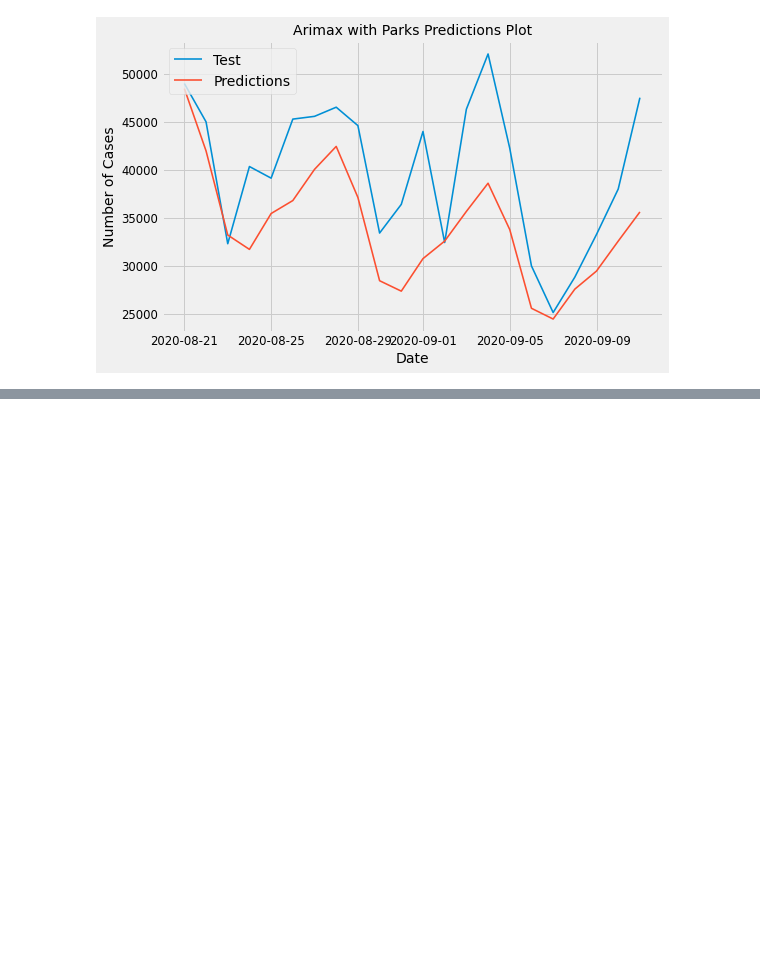
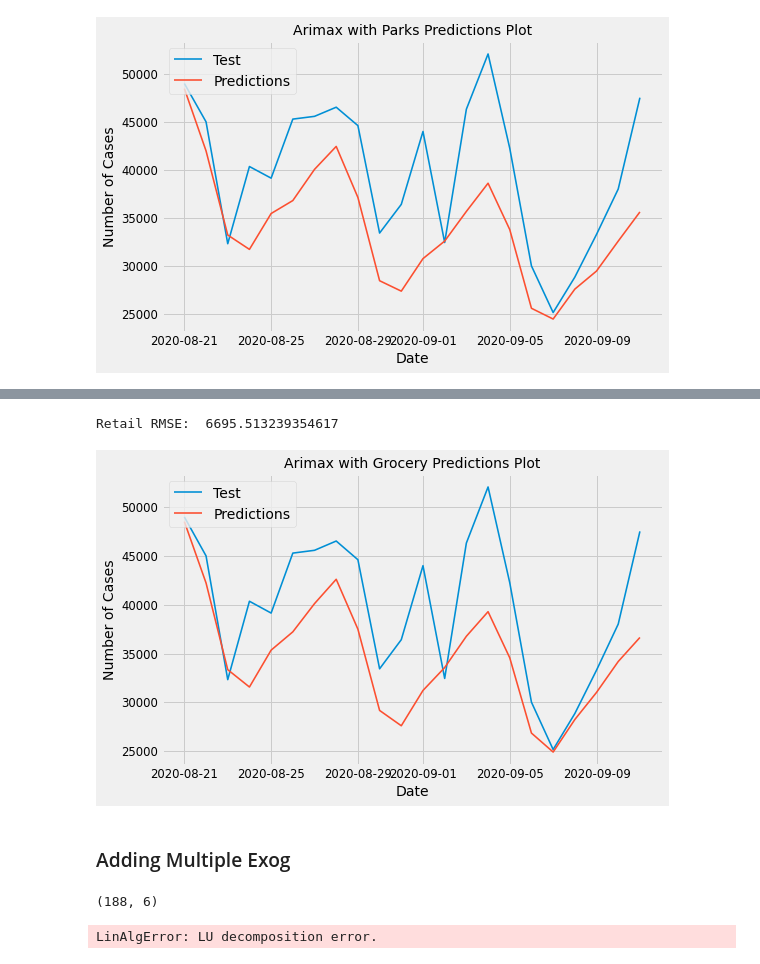
Before and after one commit to jagan-singh/covid-forecasting, a Jupyter notebook: google_data.ipynb, the cells around one changed output, grey strips where cells are left out. Drawn from its saved outputs; the diff is of its cells as text; code cells hidden in the pictures; blank space fills up the shorter version.

```diff
--- a/google_data.ipynb
+++ b/google_data.ipynb
@@ -257,0 +350,7 @@ plt.show()
+# %%
+retail = SARIMAX(train['case_day'],
+                  exog = train['retail'] ,
+                  order=(7, 1, 6))
+retail_fit = retail.fit(disp=False)
+# %%
+retail_preds = retail_fit.forecast(steps = 22, exog = test['retail'])
@@ -257,0 +377,18 @@ plt.show()
+# %%
+retail_rmse = np.sqrt(mean_squared_error(retail_preds, test['case_day']))
+print('Retail RMSE: ', retail_rmse)
+# %% [output]
+Retail RMSE:  6695.513239354617
+# %%
+fig, ax = plt.subplots()
+plt.plot(test['case_day'], label = 'Test')
+plt.plot(retail_preds, label  = 'Predictions')
+plt.xlabel('Date')
+plt.ylabel('Number of Cases')
+plt.legend(loc = 'upper left')
+plt.title('Arimax with Grocery Predictions Plot')
+plt.show()
+# %% [output]
+[figure, added]
+# %% [markdown]
+### Adding Multiple Exog
@@ -257,0 +397,11 @@ plt.show()
+# %%
+exog.shape
+# %% [output]
+(188, 6)
+# %%
+model = SARIMAX(train['case_day'],
+                  exog = exog ,
+                  order=(7, 1, 6))
+model_fit = model.fit()
+# %% [output]
+LinAlgError: LU decomposition error.
```
Also changed, not shown: parts of 18 cells of this notebook.
